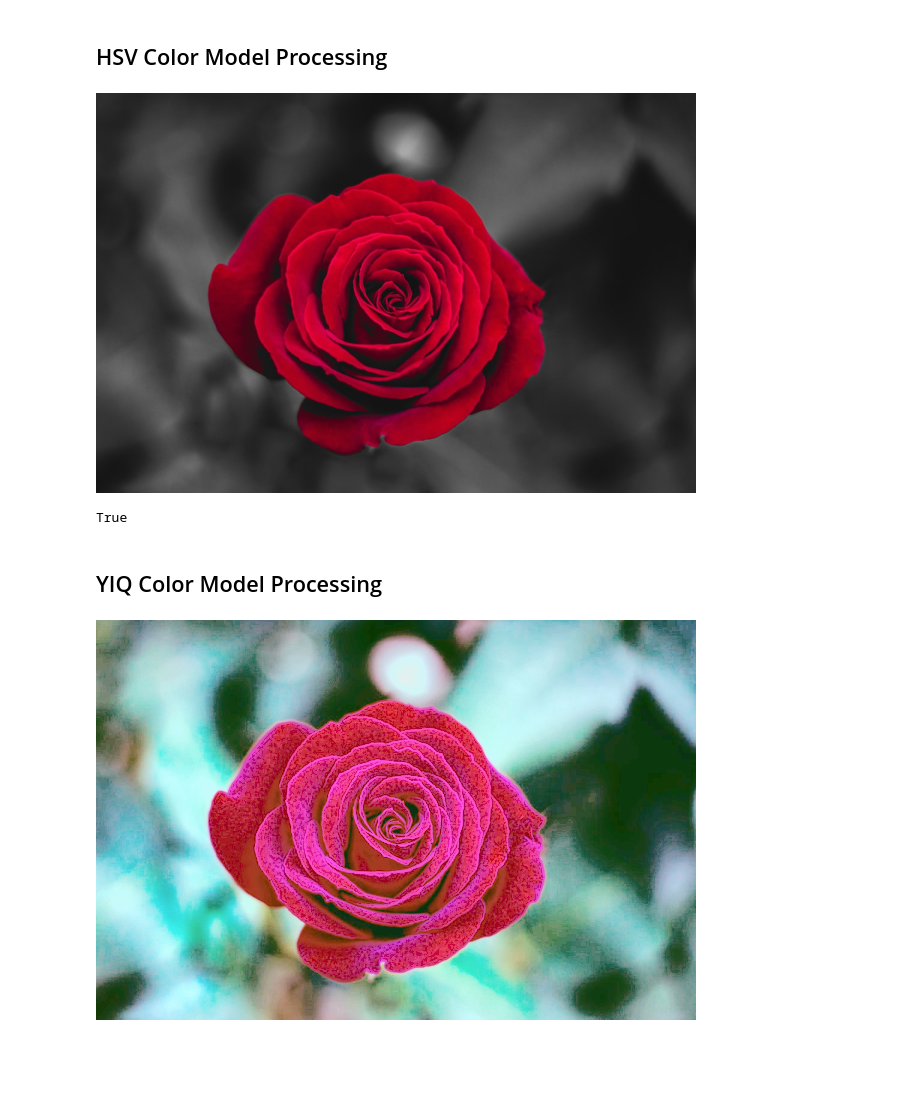
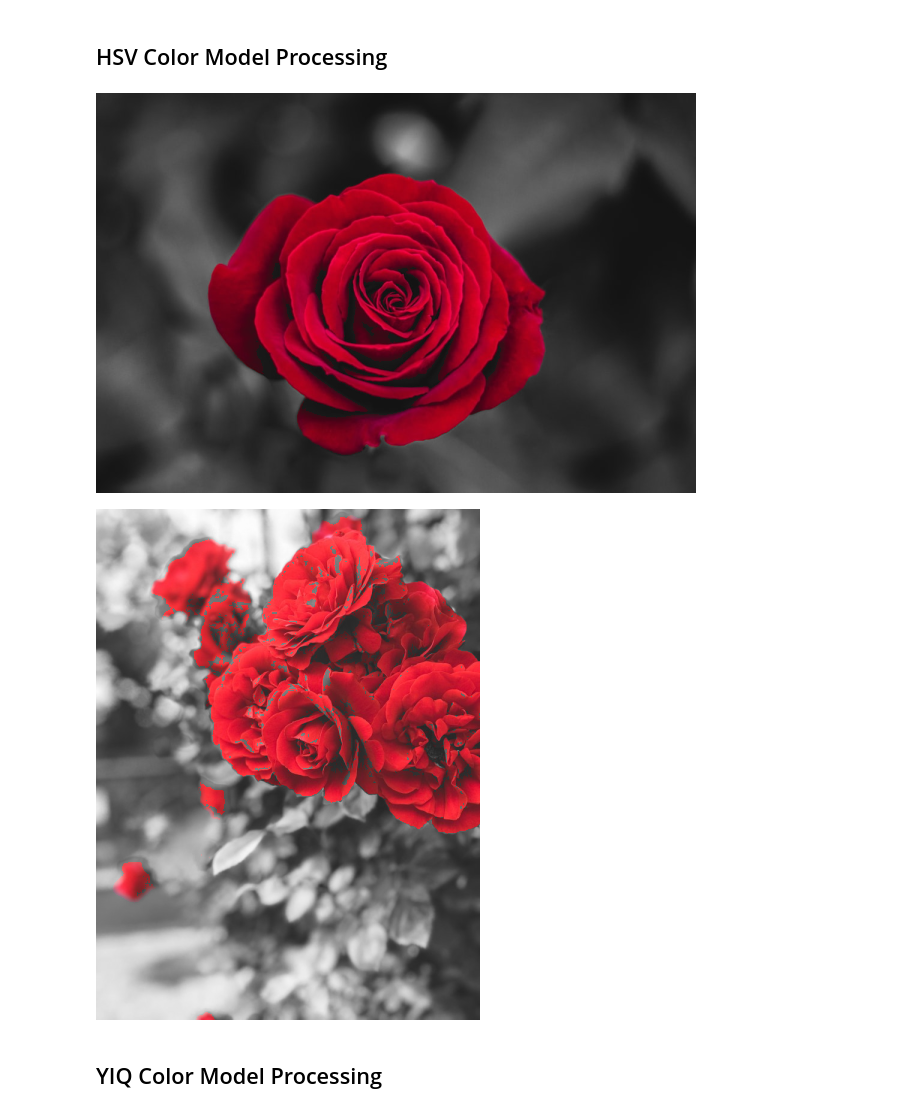
Before and after one commit to ozgunsungar/highlight_color, a Jupyter notebook: HW3.ipynb, the cells around one changed output. Saved outputs shown, nothing was run; the diff lists cells and outputs as text; code cells hidden in the pictures; blank space fills up the shorter version.

```diff
--- a/HW3.ipynb
+++ b/HW3.ipynb
@@ -78,48 +100,46 @@ img_highlighted = cv2.add(res, background)
-# %%
-cv2_imshow(img_highlighted)
-
-# save image using opencv
-cv2.imwrite('highlighted_apple.jpg', img_highlighted)
-# %% [output]
-[figure, removed]
-True
+# %%
+hsv_process(image)
+#second image includes white pixels on rose surface, that's why there are gray blanks at image
+hsv_process(image2)
+# %% [output]
+[figure, added]
+[figure, added]
 # %% [markdown]
 ## YIQ Color Model Processing
 # %%
-B,G,R = cv2.split(img)
+def yiq_process(img):
+  B,G,R = cv2.split(img)
 
-# histogram equalization for true color images
-# B = cv2.equalizeHist(B)
-# G = cv2.equalizeHist(G)
-# R = cv2.equalizeHist(R)
+  # histogram equalization for true color images
+  # B = cv2.equalizeHist(B)
+  # G = cv2.equalizeHist(G)
+  # R = cv2.equalizeHist(R)
 
-Y = 0.299*R+0.587*G+0.114*B
-I = 0.596*R-0.274*G-0.322*B
-Q = 0.211*R-0.523*G+0.312*B
+  Y = 0.299*R+0.587*G+0.114*B
+  I = 0.596*R-0.274*G-0.322*B
+  Q = 0.211*R-0.523*G+0.312*B
 
-Y = np.uint8(Y)
+  Y = np.uint8(Y)
 
-Y = cv2.equalizeHist(Y)
+  Y = cv2.equalizeHist(Y)
 
-Y = Y.astype(np.float64)
+  Y = Y.astype(np.float64)
 
 
-R = 1.0*Y+0.956*I+0.621*Q
-G = 1.0*Y-0.272*I-0.647*Q
-B = 1.0*Y-1.106*I+1.703*Q
+  R = 1.0*Y+0.956*I+0.621*Q
+  G = 1.0*Y-0.272*I-0.647*Q
+  B = 1.0*Y-1.106*I+1.703*Q
 
 
-histogram_yiq = np.dstack((B,G,R))
+  histogram_yiq = np.dstack((B,G,R))
 
 
-#normalize the image
-# It's statistically approach but not reliable for image processing. We shouldn't use it
-# mx = np.amax(histogram_yiq)
-# mn = np.amin(histogram_yiq)
-# histogram_yiq = (histogram_yiq - mn) / (mx - mn) * 255
+  #normalize the image
+  # It's statistically approach but not reliable for image processing. We shouldn't use it
+  # mx = np.amax(histogram_yiq)
+  # mn = np.amin(histogram_yiq)
+  # histogram_yiq = (histogram_yiq - mn) / (mx - mn) * 255
 
-histogram_yiq[histogram_yiq<0] = 0 #negative pixels assigned to 0
+  histogram_yiq[histogram_yiq<0] = 0 #negative pixels assigned to 0
 
-cv2_imshow(histogram_yiq)
+  cv2_imshow(histogram_yiq)
-# %% [output]
-[figure, removed]
```
Also changed, not shown: parts of 8 cells of this notebook, 1 other file.
